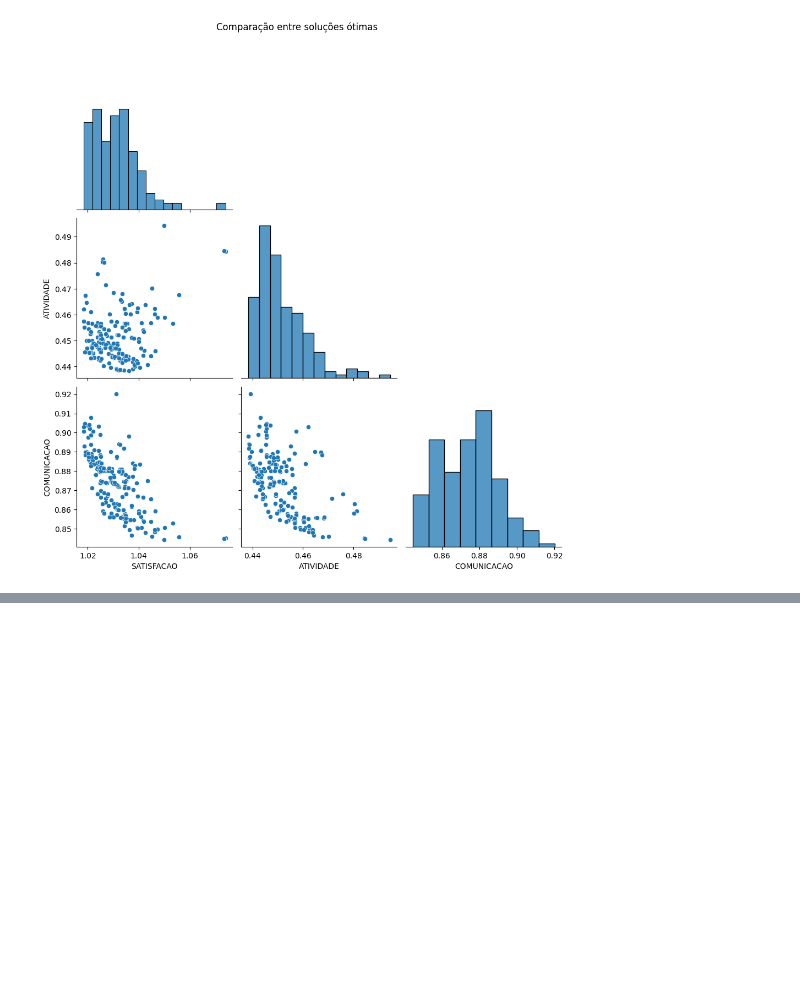
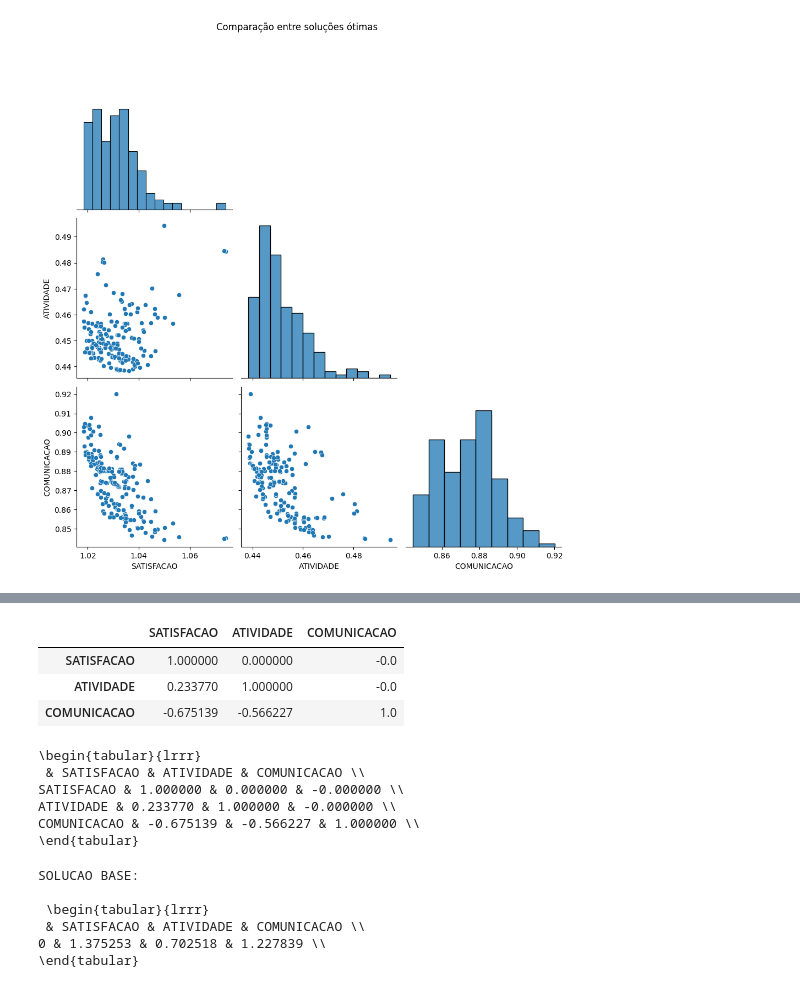
Before and after one commit to brucelucien/2023-notario-mba-tcc-dados-publicos, a Jupyter notebook: experimento.ipynb, the cells around one changed output, grey strips where cells are left out. Saved outputs shown, nothing was run; the diff lists cells and outputs as text; code cells hidden in the pictures; blank space fills up the shorter version.

```diff
--- a/experimento.ipynb
+++ b/experimento.ipynb
@@ -617,0 +637,26 @@ g.fig.set_size_inches(10, 10)
+# %%
+correlacao_triangular = correlacao * np.tril(np.ones_like(correlacao, dtype=bool))
+correlacao_triangular
+# %% [output]
+|  | SATISFACAO | ATIVIDADE | COMUNICACAO |
+| SATISFACAO | 1.000000 | 0.000000 | -0.0 |
+| ATIVIDADE | 0.233770 | 1.000000 | -0.0 |
+| COMUNICACAO | -0.675139 | -0.566227 | 1.0 |
+# %%
+print(correlacao_triangular.style.to_latex())
+# %% [output]
+\begin{tabular}{lrrr}
+ & SATISFACAO & ATIVIDADE & COMUNICACAO \\
+SATISFACAO & 1.000000 & 0.000000 & -0.000000 \\
+ATIVIDADE & 0.233770 & 1.000000 & -0.000000 \\
+COMUNICACAO & -0.675139 & -0.566227 & 1.000000 \\
+\end{tabular}
+# %%
+print("SOLUCAO BASE:\n\n", pd.DataFrame(f_inicial).transpose().style.to_latex(), '\n\n')
+# %% [output]
+SOLUCAO BASE:
+
+ \begin{tabular}{lrrr}
+ & SATISFACAO & ATIVIDADE & COMUNICACAO \\
+0 & 1.375253 & 0.702518 & 1.227839 \\
+\end{tabular}
```
Also changed, not shown: parts of 2 cells of this notebook, 2 other files.
